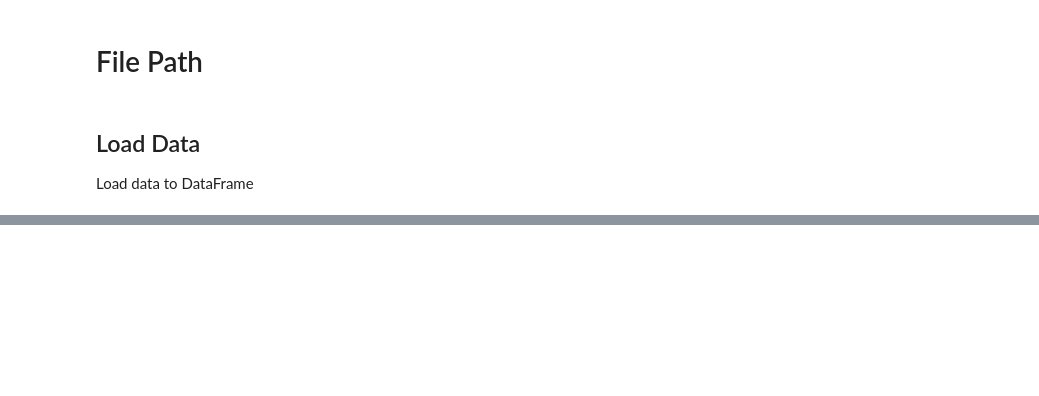
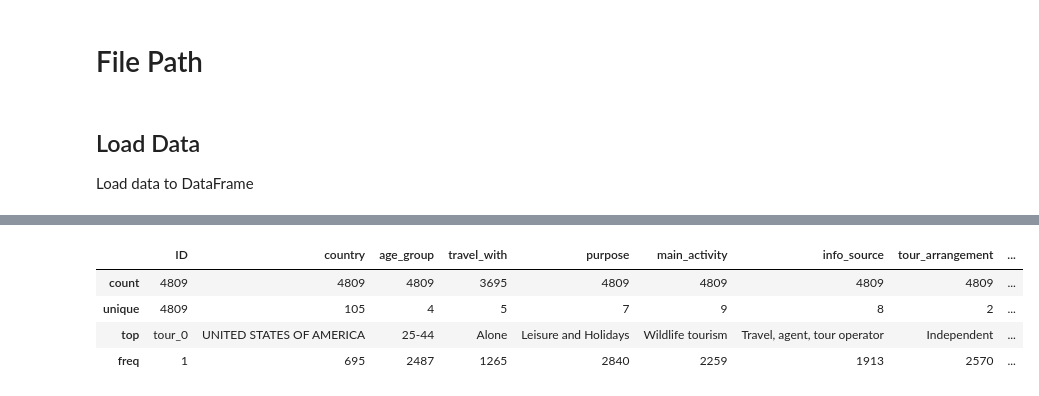
Before and after one commit to segnig/Tanzania-Tourism-Prediction, a Jupyter notebook: main.ipynb, the cells around one changed output, grey strips where cells are left out. Cells and saved outputs as stored; diff of their text form; code cells hidden in the pictures; blank space fills up the shorter version.

```diff
--- a/main.ipynb
+++ b/main.ipynb
@@ -22,8 +19,9 @@ warnings.filterwarnings("ignore")
 # %% [markdown]
 # File Path
 # %%
-TRAIN_FILE_PATH = FILE_PATH + "Train.csv"
-TEST_FILE_PATH = FILE_PATH + "Test.csv"
+train = pd.read_csv(FILE_PATH + "Train.csv")
+test = pd.read_csv(FILE_PATH + "Test.csv")
+sub = pd.read_csv(FILE_PATH + 'SampleSubmission.csv')
 # %% [markdown]
 ## Load Data
 
@@ -1223,0 +148,8 @@ MSE: 48568073936919.195
+# %%
+all_data.describe(include=['O'])
+# %% [output]
+|  | ID | country | age_group | travel_with | purpose | main_activity | info_source | tour_arrangement | ... |
+| count | 4809 | 4809 | 4809 | 3695 | 4809 | 4809 | 4809 | 4809 | ... |
+| unique | 4809 | 105 | 4 | 5 | 7 | 9 | 8 | 2 | ... |
+| top | tour_0 | UNITED STATES OF AMERICA | 25-44 | Alone | Leisure and Holidays | Wildlife tourism | Travel, agent, tour operator | Independent | ... |
+| freq | 1 | 695 | 2487 | 1265 | 2840 | 2259 | 1913 | 2570 | ... |
```
Also changed, not shown: parts of 179 cells of this notebook.
